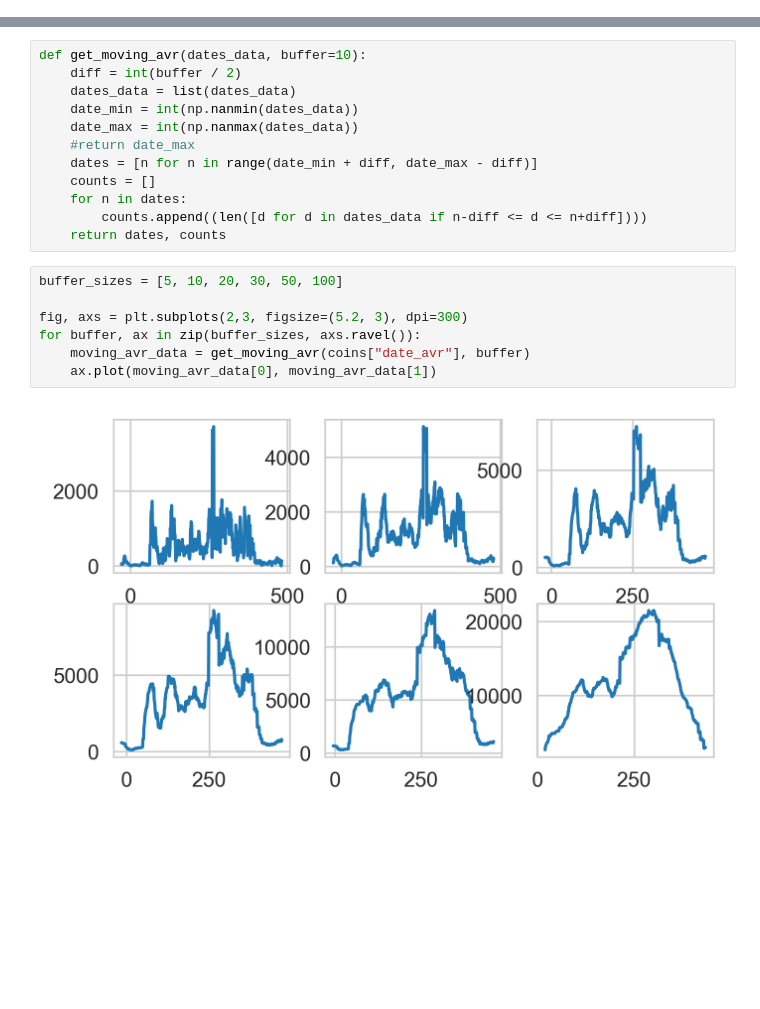
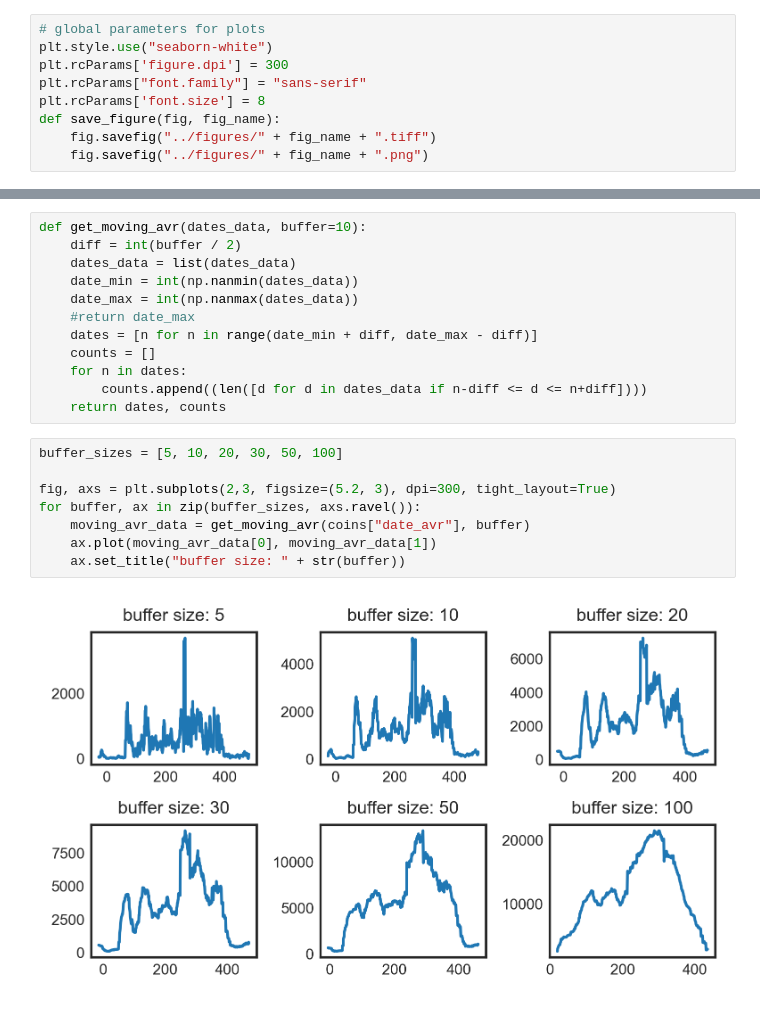
Before and after one commit to sdam-au/coins, a Jupyter notebook: scripts/3_coins_temporal_explorations.ipynb, the cells around one changed output, grey strips where cells are left out. Cells and saved outputs as stored; diff of their text form; blank space fills up the shorter version.

```diff
--- a/scripts/3_coins_temporal_explorations.ipynb
+++ b/scripts/3_coins_temporal_explorations.ipynb
@@ -3,6 +3,15 @@ import pandas as pd
 import seaborn as sns
 import numpy as np
 import matplotlib.pyplot as plt
+# %%
+# global parameters for plots
+plt.style.use("seaborn-white")
+plt.rcParams['figure.dpi'] = 300
+plt.rcParams["font.family"] = "sans-serif"
+plt.rcParams['font.size'] = 8
+def save_figure(fig, fig_name):
+    fig.savefig("../figures/" + fig_name + ".tiff")
+    fig.savefig("../figures/" + fig_name + ".png")
 # %%
 coins = pd.read_parquet("../data/coins_df.parquet")
 # %%
@@ -80,9 +89,10 @@ def get_moving_avr(dates_data, buffer=10):
 # %%
 buffer_sizes = [5, 10, 20, 30, 50, 100]
 
-fig, axs = plt.subplots(2,3, figsize=(5.2, 3), dpi=300)
+fig, axs = plt.subplots(2,3, figsize=(5.2, 3), dpi=300, tight_layout=True)
 for buffer, ax in zip(buffer_sizes, axs.ravel()):
     moving_avr_data = get_moving_avr(coins["date_avr"], buffer)
     ax.plot(moving_avr_data[0], moving_avr_data[1])
+    ax.set_title("buffer size: " + str(buffer))
 # %% [output]
-[figure, old version]
+[figure, new version]
```
Also changed, not shown: parts of 11 cells of this notebook.
